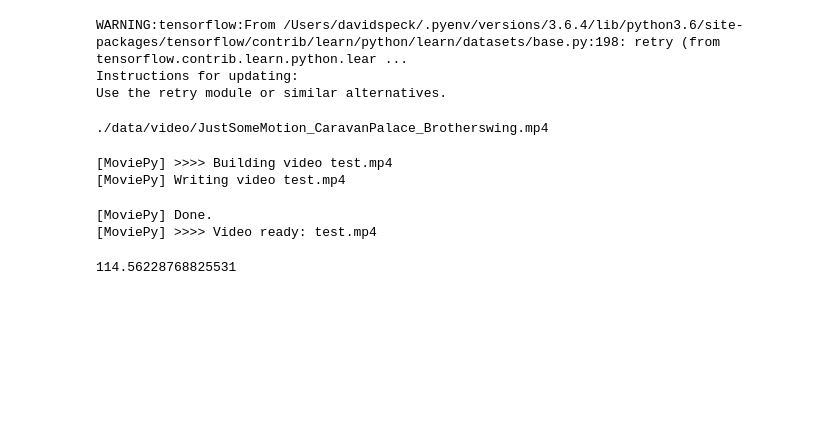
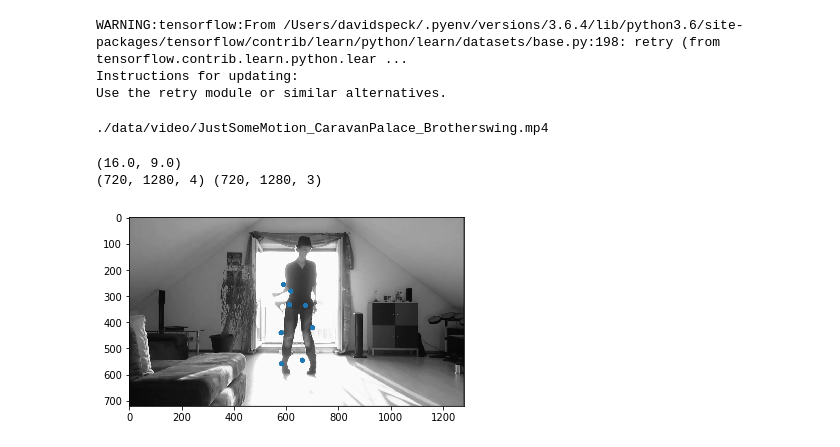
Before and after one commit to Saduras/DanceNN, a Jupyter notebook: DanceNN.ipynb, the cells around one changed output. Cells and saved outputs as stored; diff of their text form; code cells hidden in the pictures; blank space fills up the shorter version.

Commit message:
Prototype draw joints with mathplotlib

```diff
--- a/DanceNN.ipynb
+++ b/DanceNN.ipynb
@@ -26,3 +26,4 @@ step_size = 10
 # %%
 df = pd.read_csv('./data/poses/JustSomeMotion_CaravanPalace_Brotherswing_poses.csv')
 df_matrix = df.as_matrix()
+df_matrix = np.delete(df_matrix, 0, axis=1)
@@ -46,0 +30,10 @@ def make_frame(t):
+# %%
+shape = df_matrix.shape
+m = np.zeros((shape[0], int(shape[1]/2), 2))
+for i in range(0, m.shape[0]):
+   for j in range(0, m.shape[1]):
+       m[i][j] = (df_matrix[i][2*j], df_matrix[i][2*j+1])
+# %%
+original = mpe.VideoFileClip('./data/video/JustSomeMotion_CaravanPalace_Brotherswing.mp4')
+fps = int(original.fps)
+duration = original.duration
@@ -47,12 +50,48 @@ def make_frame(t):
+# %%
+t = 150
+# %%
+from matplotlib.figure import Figure
+from matplotlib.backends.backend_agg import FigureCanvasAgg
+from matplotlib.patches import Circle
+
+dpi = 80
+size = (original.size[0] / dpi, original.size[1] / dpi)
+
+print(size)
+
+frame = original.get_frame(t / fps)
+
+fig = Figure(size, dpi)
+fig.subplots_adjust(left=0, right=1, top=1, bottom=0, wspace=0, hspace=0)
+canvas = FigureCanvasAgg(fig)
+
+ax = fig.gca()
+ax.set_axis_off()
+ax.set_aspect('equal')
+
+ax.imshow(frame)
+
+
+
+for i in range(0, m.shape[1]):
+    circ = Circle(m[t][i], 10)
+    ax.add_patch(circ)
+
+canvas.draw()
+# plt.show()
+
+image = np.array(fig.canvas.renderer._renderer)
+
+#plt.show()
+plt.imshow(image)
+print(image.shape, frame.shape)
+# %% [output]
+(16.0, 9.0)
+(720, 1280, 4) (720, 1280, 3)
+[figure, added]
 # %%
-clip = mpe.VideoClip(make_frame, duration=2)
-clip.write_videofile('test.mp4', fps=26)
+animation = mpe.VideoClip(make_frame, duration=duration)
+
+clip = mpe.clips_array([[original, animation]])
+# clip.write_videofile('test.mp4', fps=fps)
+# clip.ipython_display(fps=26, loop=True, autoplay=True)
-# %% [output]
-[MoviePy] >>>> Building video test.mp4
-[MoviePy] Writing video test.mp4
-[MoviePy] Done.
-[MoviePy] >>>> Video ready: test.mp4
-# %%
-df_matrix[10][1]
-# %% [output]
-114.56228768825531
```
Also changed, not shown: parts of 2 cells of this notebook.
